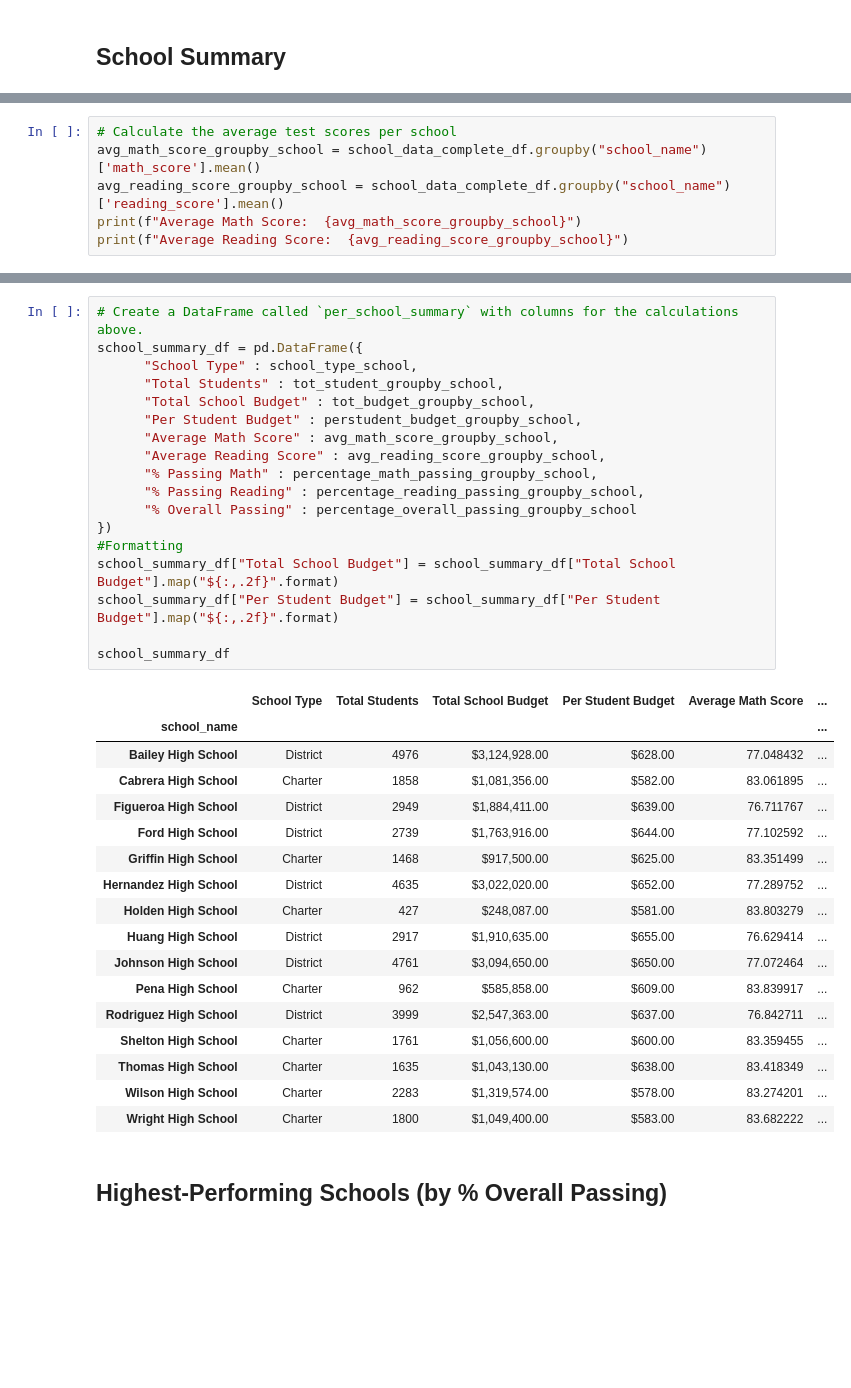
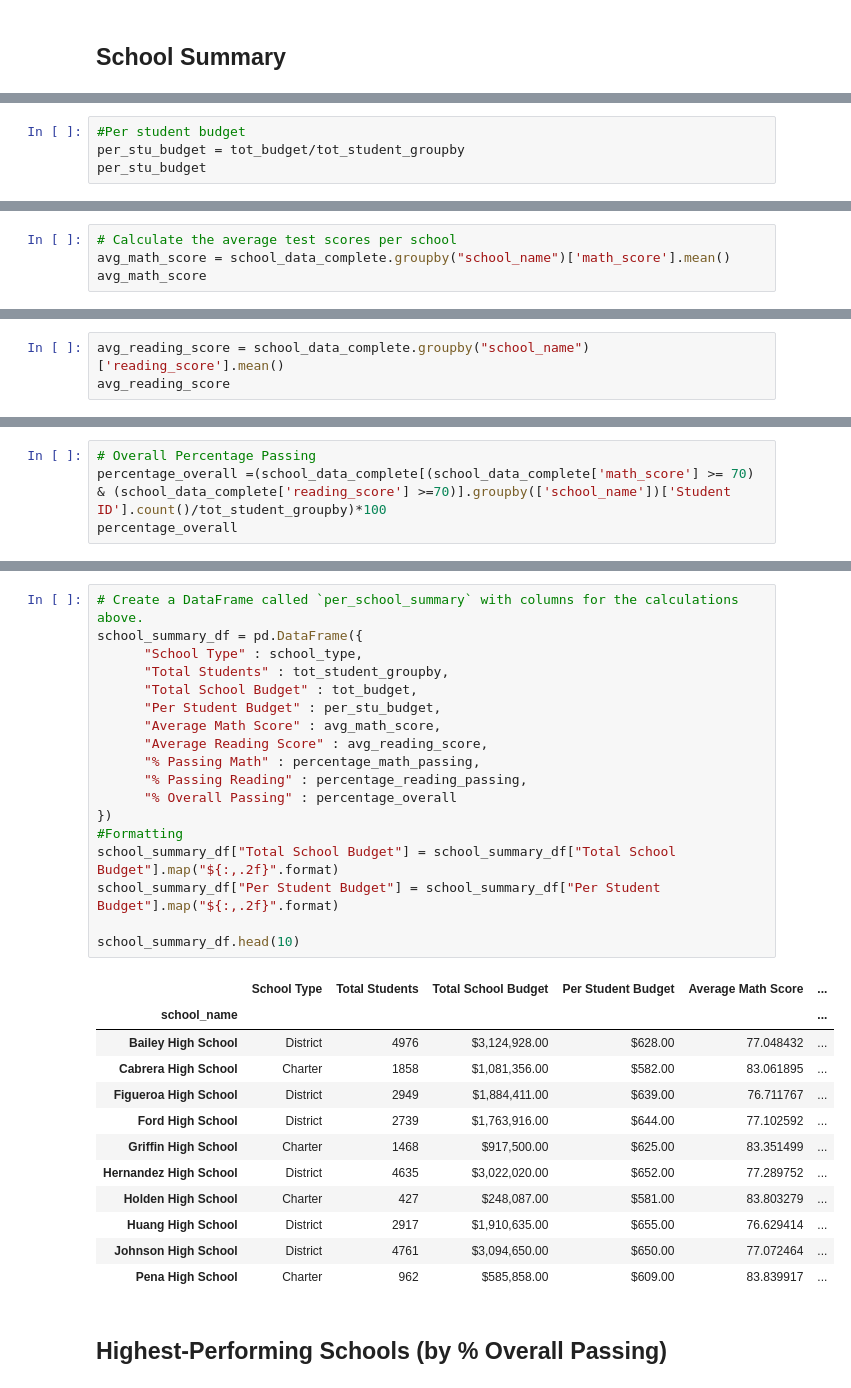
Before and after one commit to cmenegoli/pandas-challenge, a Jupyter notebook: PyCitySchools/PyCitySchools_code.ipynb, the cells around one changed output, grey strips where cells are left out. Cells and saved outputs as stored; diff of their text form; blank space fills up the shorter version.

```diff
--- a/PyCitySchools/PyCitySchools_code.ipynb
+++ b/PyCitySchools/PyCitySchools_code.ipynb
@@ -147,0 +172,4 @@ per_school_capita = tot_budget_groupby_school / tot_student_groupby_school
+# %%
+#Per student budget
+per_stu_budget = tot_budget/tot_student_groupby
+per_stu_budget
@@ -148,7 +194,5 @@ per_school_capita = tot_budget_groupby_school / tot_student_groupby_school
 # %%
 # Calculate the average test scores per school
-avg_math_score_groupby_school = school_data_complete_df.groupby("school_name")['math_score'].mean()
-avg_reading_score_groupby_school = school_data_complete_df.groupby("school_name")['reading_score'].mean()
-print(f"Average Math Score:  {avg_math_score_groupby_school}")
-print(f"Average Reading Score:  {avg_reading_score_groupby_school}")
+avg_math_score = school_data_complete.groupby("school_name")['math_score'].mean()
+avg_math_score
 # %% [output]
@@ -171,0 +216,3 @@ Name: reading_score, dtype: float64
+# %%
+avg_reading_score = school_data_complete.groupby("school_name")['reading_score'].mean()
+avg_reading_score
@@ -314,0 +347,4 @@ Name: School ID, dtype: int64
+# %%
+# Overall Percentage Passing
+percentage_overall =(school_data_complete[(school_data_complete['math_score'] >= 70) & (school_data_complete['reading_score'] >=70)].groupby(['school_name'])['Student ID'].count()/tot_student_groupby)*100
+percentage_overall
@@ -315,39 +369,34 @@ Name: School ID, dtype: int64
 # %%
 # Create a DataFrame called `per_school_summary` with columns for the calculations above.
 school_summary_df = pd.DataFrame({
-      "School Type" : school_type_school,
-      "Total Students" : tot_student_groupby_school,
-      "Total School Budget" : tot_budget_groupby_school,
-      "Per Student Budget" : perstudent_budget_groupby_school,
-      "Average Math Score" : avg_math_score_groupby_school,
-      "Average Reading Score" : avg_reading_score_groupby_school,
-      "% Passing Math" : percentage_math_passing_groupby_school,
-      "% Passing Reading" : percentage_reading_passing_groupby_school,
-      "% Overall Passing" : percentage_overall_passing_groupby_school
+      "School Type" : school_type,
+      "Total Students" : tot_student_groupby,
+      "Total School Budget" : tot_budget,
+      "Per Student Budget" : per_stu_budget,
+      "Average Math Score" : avg_math_score,
+      "Average Reading Score" : avg_reading_score,
+      "% Passing Math" : percentage_math_passing,
+      "% Passing Reading" : percentage_reading_passing,
+      "% Overall Passing" : percentage_overall
 })
 #Formatting
 school_summary_df["Total School Budget"] = school_summary_df["Total School Budget"].map("${:,.2f}".format)
 school_summary_df["Per Student Budget"] = school_summary_df["Per Student Budget"].map("${:,.2f}".format)
 
-school_summary_df
+school_summary_df.head(10)
 # %% [output]
 |  | School Type | Total Students | Total School Budget | Per Student Budget | Average Math Score | ... |
 | school_name |  |  |  |  |  | ... |
 | Bailey High School | District | 4976 | $3,124,928.00 | $628.00 | 77.048432 | ... |
 | Cabrera High School | Charter | 1858 | $1,081,356.00 | $582.00 | 83.061895 | ... |
 | Figueroa High School | District | 2949 | $1,884,411.00 | $639.00 | 76.711767 | ... |
 | Ford High School | District | 2739 | $1,763,916.00 | $644.00 | 77.102592 | ... |
 | Griffin High School | Charter | 1468 | $917,500.00 | $625.00 | 83.351499 | ... |
 | Hernandez High School | District | 4635 | $3,022,020.00 | $652.00 | 77.289752 | ... |
 | Holden High School | Charter | 427 | $248,087.00 | $581.00 | 83.803279 | ... |
 | Huang High School | District | 2917 | $1,910,635.00 | $655.00 | 76.629414 | ... |
 | Johnson High School | District | 4761 | $3,094,650.00 | $650.00 | 77.072464 | ... |
 | Pena High School | Charter | 962 | $585,858.00 | $609.00 | 83.839917 | ... |
-| Rodriguez High School | District | 3999 | $2,547,363.00 | $637.00 | 76.842711 | ... |
-| Shelton High School | Charter | 1761 | $1,056,600.00 | $600.00 | 83.359455 | ... |
-| Thomas High School | Charter | 1635 | $1,043,130.00 | $638.00 | 83.418349 | ... |
-| Wilson High School | Charter | 2283 | $1,319,574.00 | $578.00 | 83.274201 | ... |
-| Wright High School | Charter | 1800 | $1,049,400.00 | $583.00 | 83.682222 | ... |
 # %% [markdown]
 ## Highest-Performing Schools (by % Overall Passing)
 # %%
```
Also changed, not shown: parts of 45 cells of this notebook.
